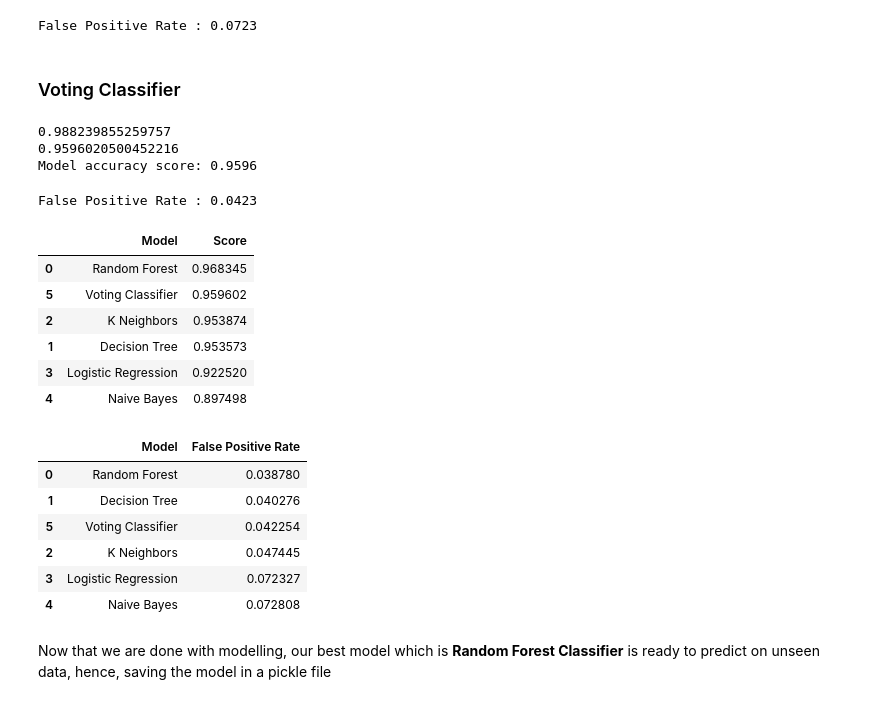
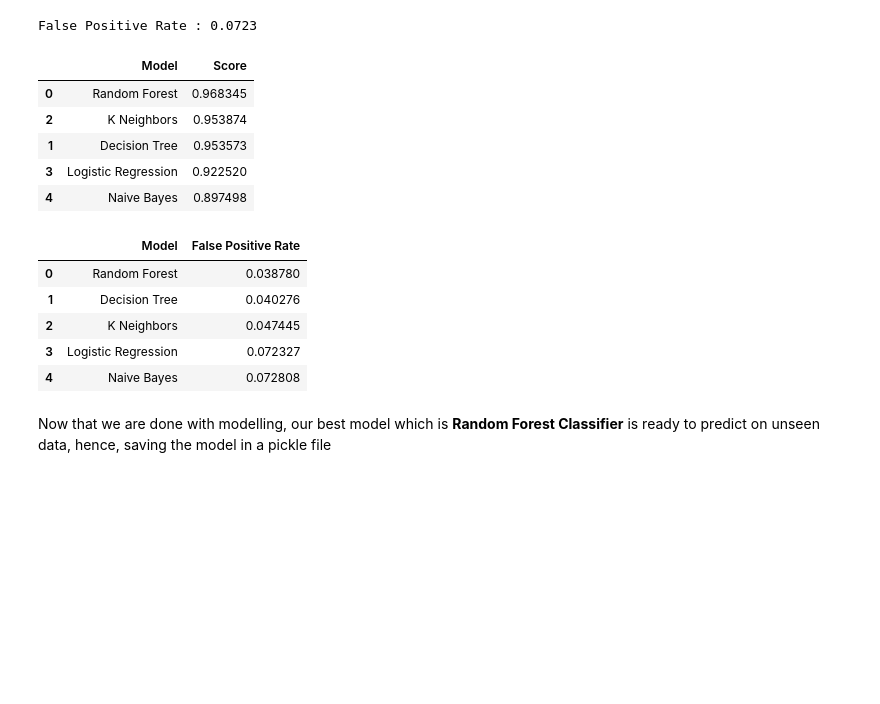
Before and after one commit to majisoubhik01/Phishing-Classifier, a Jupyter notebook: Phishing Classification.ipynb, the cells around one changed output. Saved outputs shown, nothing was run; the diff lists cells and outputs as text; code cells hidden in the pictures; blank space fills up the shorter version.

```diff
--- a/Phishing Classification.ipynb
+++ b/Phishing Classification.ipynb
@@ -640,57 +643,25 @@ fpr_lr = FP / float(FP + TN)
 print('False Positive Rate : {0:0.4f}'.format(fpr_lr))
 # %% [output]
 False Positive Rate : 0.0723
-# %% [markdown]
-### Voting Classifier
-# %%
-from sklearn.ensemble import VotingClassifier
-
-classifiers = [('Random Forest', rfc_best), ('Decision Tree', dtc_best), ('K Neighbors', knc_best), ('Logistic Regression', lr_best),('Naive Bayes', gnb_best)]
-
-vc = VotingClassifier(estimators = classifiers, n_jobs = -1, verbose = 1, weights = (0.1, 0.1, 0.1, 0.1, 0.1))
-vc.fit(X_train, y_train)
-print(vc.score(X_train, y_train))
-print(vc.score(X_test, y_test))
-y_pred = vc.predict(X_test)
-print('Model accuracy score: {0:0.4f}'. format(accuracy_score(y_test, y_pred)))
-# %% [output]
-0.988239855259757
-0.9596020500452216
-Model accuracy score: 0.9596
-# %%
-cm = confusion_matrix(y_test, y_pred)
-TP = cm[0,0]
-TN = cm[1,1]
-FP = cm[0,1]
-FN = cm[1,0]
-
-# False Positive Rate
-fpr_vc = FP / float(FP + TN)
-
-
-print('False Positive Rate : {0:0.4f}'.format(fpr_vc))
-# %% [output]
-False Positive Rate : 0.0423
 # %%
 models = pd.DataFrame({
-    'Model' : ['Random Forest', 'Decision Tree', 'K Neighbors', 'Logistic Regression', 'Naive Bayes', 'Voting Classifier'],
-    'Score' : [rfc_best.score(X_test, y_test), dtc_best.score(X_test, y_test), knc_best.score(X_test, y_test), lr_best.score(X_test, y_test), gnb_best.score(X_test, y_test), vc.score(X_test, y_test)]
+    'Model' : ['Random Forest', 'Decision Tree', 'K Neighbors', 'Logistic Regression', 'Naive Bayes'],
+    'Score' : [rfc_best.score(X_test, y_test), dtc_best.score(X_test, y_test), knc_best.score(X_test, y_test), lr_best.score(X_test, y_test), gnb_best.score(X_test, y_test)]
 })
 
 
 models.sort_values(by = 'Score', ascending = False)
 # %% [output]
 |  | Model | Score |
 | 0 | Random Forest | 0.968345 |
-| 5 | Voting Classifier | 0.959602 |
 | 2 | K Neighbors | 0.953874 |
 | 1 | Decision Tree | 0.953573 |
 | 3 | Logistic Regression | 0.922520 |
 | 4 | Naive Bayes | 0.897498 |
 # %%
 models = pd.DataFrame({
-    'Model' : ['Random Forest', 'Decision Tree', 'K Neighbors', 'Logistic Regression', 'Naive Bayes', 'Voting Classifier'],
-    'False Positive Rate' : [fpr_rfc, fpr_dtc, fpr_knn, fpr_lr, fpr_nb, fpr_vc]
+    'Model' : ['Random Forest', 'Decision Tree', 'K Neighbors', 'Logistic Regression', 'Naive Bayes'],
+    'False Positive Rate' : [fpr_rfc, fpr_dtc, fpr_knn, fpr_lr, fpr_nb]
 })
 
 
@@ -699,7 +670,6 @@ models.sort_values(by = 'False Positive Rate', ascending = True)
 |  | Model | False Positive Rate |
 | 0 | Random Forest | 0.038780 |
 | 1 | Decision Tree | 0.040276 |
-| 5 | Voting Classifier | 0.042254 |
 | 2 | K Neighbors | 0.047445 |
 | 3 | Logistic Regression | 0.072327 |
 | 4 | Naive Bayes | 0.072808 |
```
Also changed, not shown: parts of 11 cells of this notebook.
